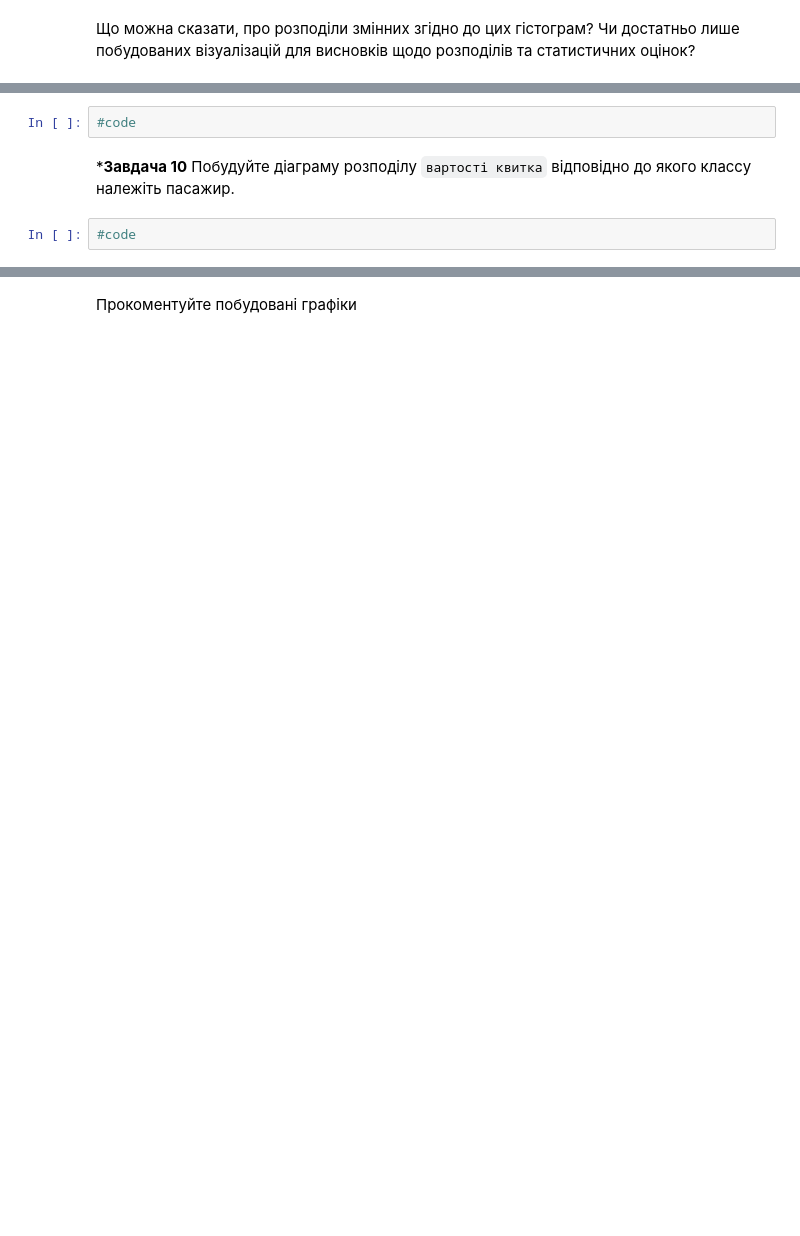
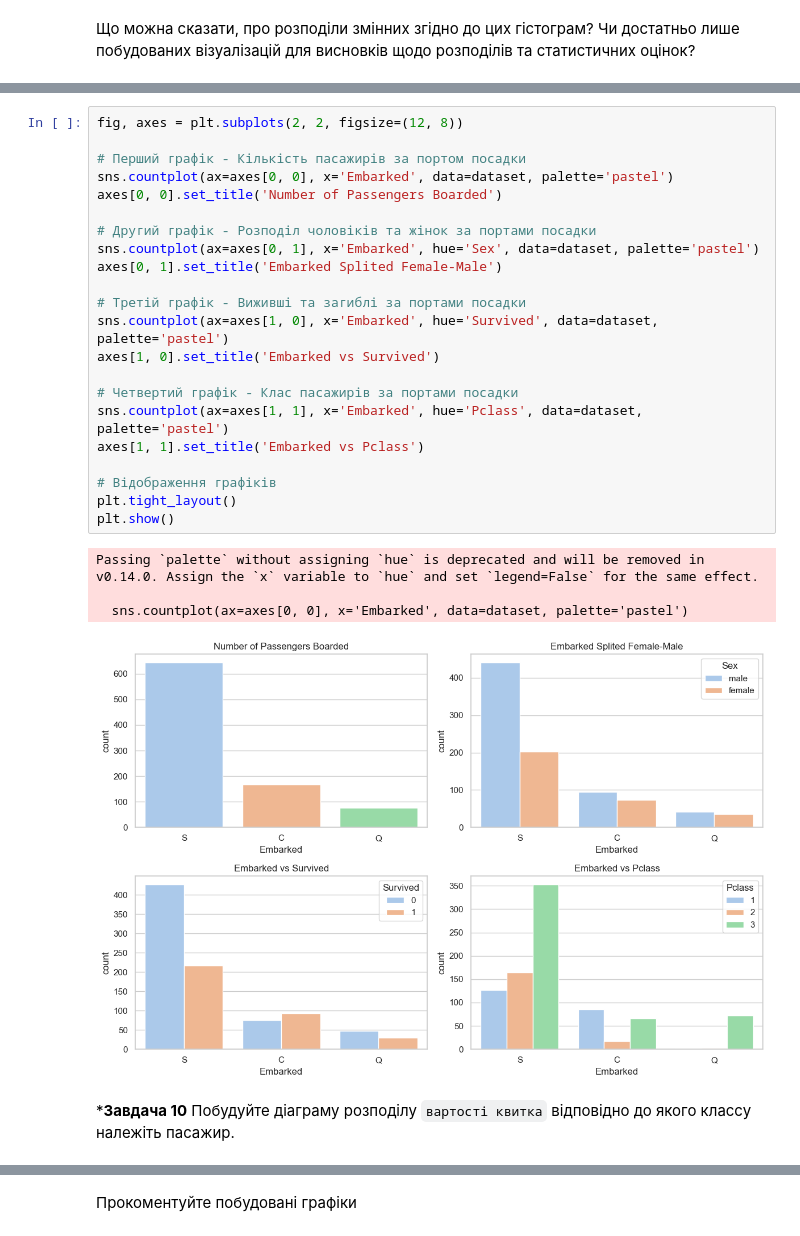
Before and after one commit to xwfeqi/BAI, a Jupyter notebook: LAB2BAI/Task2_basic_ai_ad_(3).ipynb, the cells around one changed output, grey strips where cells are left out. Drawn from its saved outputs; the diff is of its cells as text; blank space fills up the shorter version.

````diff
--- a/LAB2BAI/Task2_basic_ai_ad_(3).ipynb
+++ b/LAB2BAI/Task2_basic_ai_ad_(3).ipynb
@@ -155,9 +196,32 @@ plt.show()
 # %% [markdown]
 **Задача 9:** Побудуйте наступні діаграми та проведіть аналітику шансів на виживання серед пасажирів:
 ![image.png](embedded-picture-1)
-# %%
-#code
+# %%
+fig, axes = plt.subplots(2, 2, figsize=(12, 8))
+
+# Перший графік - Кількість пасажирів за портом посадки
+sns.countplot(ax=axes[0, 0], x='Embarked', data=dataset, palette='pastel')
+axes[0, 0].set_title('Number of Passengers Boarded')
+
+# Другий графік - Розподіл чоловіків та жінок за портами посадки
+sns.countplot(ax=axes[0, 1], x='Embarked', hue='Sex', data=dataset, palette='pastel')
+axes[0, 1].set_title('Embarked Splited Female-Male')
+
+# Третій графік - Виживші та загиблі за портами посадки
+sns.countplot(ax=axes[1, 0], x='Embarked', hue='Survived', data=dataset, palette='pastel')
+axes[1, 0].set_title('Embarked vs Survived')
+
+# Четвертий графік - Клас пасажирів за портами посадки
+sns.countplot(ax=axes[1, 1], x='Embarked', hue='Pclass', data=dataset, palette='pastel')
+axes[1, 1].set_title('Embarked vs Pclass')
+
+# Відображення графіків
+plt.tight_layout()
+plt.show()
+# %% [output]
+Passing `palette` without assigning `hue` is deprecated and will be removed in v0.14.0. Assign the `x` variable to `hue` and set `legend=False` for the same effect.
+
+  sns.countplot(ax=axes[0, 0], x='Embarked', data=dataset, palette='pastel')
+[figure, added]
 # %% [markdown]
 ***Завдача 10** Побудуйте діаграму розподілу ```вартості квитка``` відповідно до якого классу належіть пасажир.
-# %%
-#code
````
Also changed, not shown: parts of 8 cells of this notebook.
